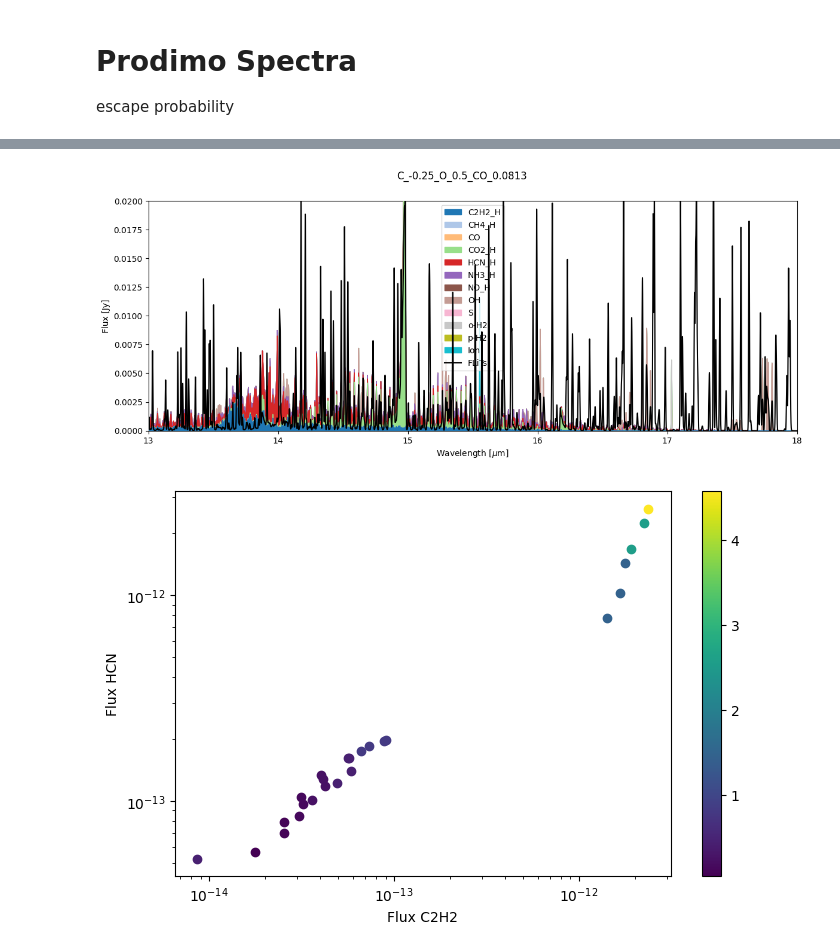
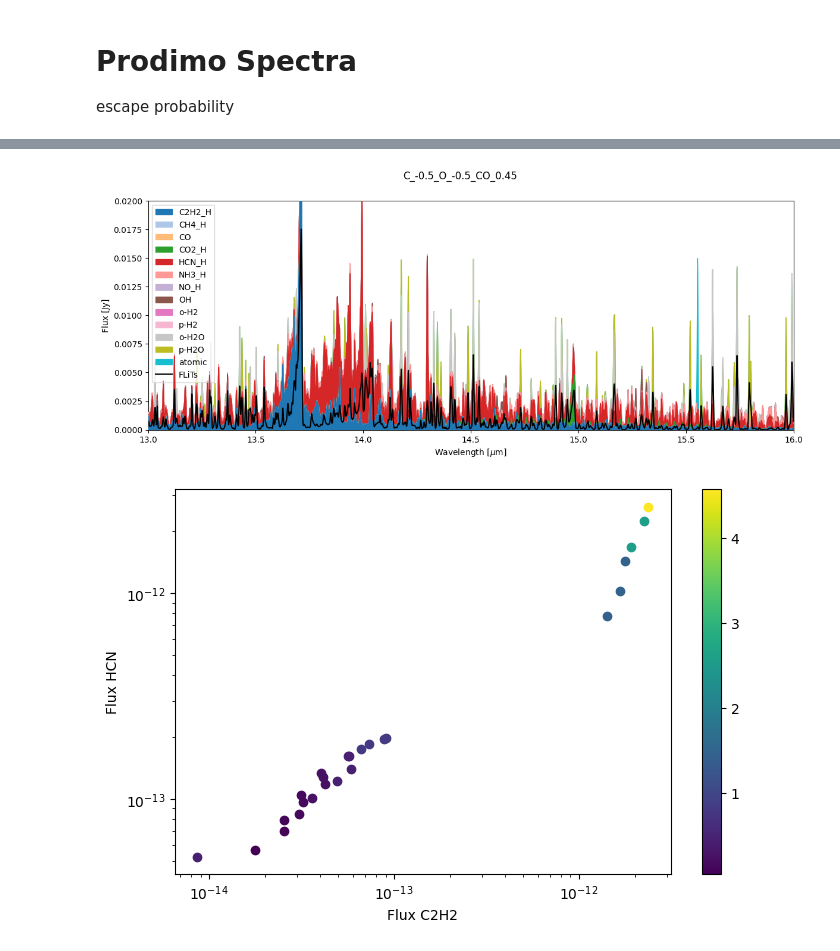
Before and after one commit to nielsklerk/BRP, a Jupyter notebook: DataAnalysis.ipynb, the cells around one changed output, grey strips where cells are left out. Drawn from its saved outputs; the diff is of its cells as text; code cells hidden in the pictures.

```diff
--- a/DataAnalysis.ipynb
+++ b/DataAnalysis.ipynb
@@ -27,9 +27,9 @@ def plot_prodimo_specie(df, specie, xrange=[5, 28], num_xticks=5, yrange=[0, 0.0
     axes = gs.subplots(sharex='col', sharey='row').flatten()
     for i, row in df.iterrows():
         n_row, n_col = divmod(i, 5)
-        axes[i].plot(row['Prodimo Wavelength'], row[specie], label=row['Model Name'])
+        axes[i].plot(row['Prodimo Wavelength'], row[f'ProDiMo {specie}'], label=row['Model Name'])
         axes[i].text(xrange[0] + (xrange[1] - xrange[0]) * 0.05, yrange[0] + (yrange[1] - yrange[0]) * 0.8,
-                     f"C={row['C Value']} O={row['O Value']} CO={row['CO Value']} \nFlux={total_flux(row['Prodimo Wavelength'], row[specie]):.1e}",
+                     f"C={row['C Value']} O={row['O Value']} CO={row['CO Value']} \nFlux={total_flux(row['Prodimo Wavelength'], row[f'ProDiMo {specie}']):.1e}",
                      fontsize=10, color='red',
                      weight='bold')
         axes[i].set_xlim(xrange)
@@ -80,7 +80,7 @@ def plot_FLiTs_spec(df, xrange=[5, 28], num_xticks=5, yrange=[0, 0.12], num_ytic
 
 
 def plot_prodimo_spec(df, model,
-                      species=['C2H2_H', 'CH4_H', 'CO', 'CO2_H', 'HCN_H', 'NH3_H', 'NO_H', 'OH', 'S', 'o-H2', 'o-H2O',
+                      species=['C2H2_H', 'CH4_H', 'CO', 'CO2_H', 'HCN_H', 'NH3_H', 'NO_H', 'OH', 'o-H2', 'o-H2O',
                                'p-H2', 'p-H2O',
                                'Ion'], xrange=[5, 28], yrange=[0, 0.04], plotFLiTs=False):
     """
@@ -91,9 +91,9 @@ def plot_prodimo_spec(df, model,
     fig, ax = plt.subplots(figsize=(14, 5))
     for index, specie in enumerate(species):
         if total_spec is None:
-            total_spec = df.loc[df['Model Name'] == model, specie].values[0].copy()
+            total_spec = df.loc[df['Model Name'] == model, f'ProDiMo {specie}'].values[0].copy()
         else:
-            total_spec += df.loc[df['Model Name'] == model, specie].values[0].copy()
+            total_spec += df.loc[df['Model Name'] == model, f'ProDiMo {specie}'].values[0].copy()
         ax.fill_between(df['Prodimo Wavelength'][0], 0, total_spec, label=specie, zorder=len(species) - index,
                         color=cmap(index / len(species)))
     if plotFLiTs:
@@ -232,12 +245,12 @@ Ion     0.59  -0.44  -0.44  1.00
 # %%
 wlrange = [13, 16]
-model = df['Model Name'][9]
-species = ['C2H2_H', 'CH4_H', 'CO', 'CO2_H', 'HCN_H', 'NH3_H', 'NO_H', 'OH', 'S', 'o-H2', 'p-H2', 'o-H2O', 'p-H2O',
-           'Ion']
-species = ['C2H2_H', 'CH4_H', 'CO', 'CO2_H', 'HCN_H', 'NH3_H', 'NO_H', 'OH', 'S', 'o-H2', 'p-H2', 'Ion']
-plot_prodimo_spec(df, model, species=species, xrange=[13, 18], yrange=[0,0.02], plotFLiTs=True)
+model = df['Model Name'][0]
+species = ['C2H2_H', 'CH4_H', 'CO', 'CO2_H', 'HCN_H', 'NH3_H', 'NO_H', 'OH', 'o-H2', 'p-H2', 'o-H2O', 'p-H2O',
+           'atomic']
+# species = ['C2H2_H', 'CH4_H', 'CO', 'CO2_H', 'HCN_H', 'NH3_H', 'NO_H', 'OH', 'o-H2', 'p-H2', 'atomic']
+plot_prodimo_spec(df, model, species=species, xrange=[13, 16], yrange=[0,0.02], plotFLiTs=True)
 # %% [output]
-[figure, old version]
+[figure, new version]
 # %%
 x = []
 y = []
```
Also changed, not shown: parts of 16 cells of this notebook, 3 other files.
